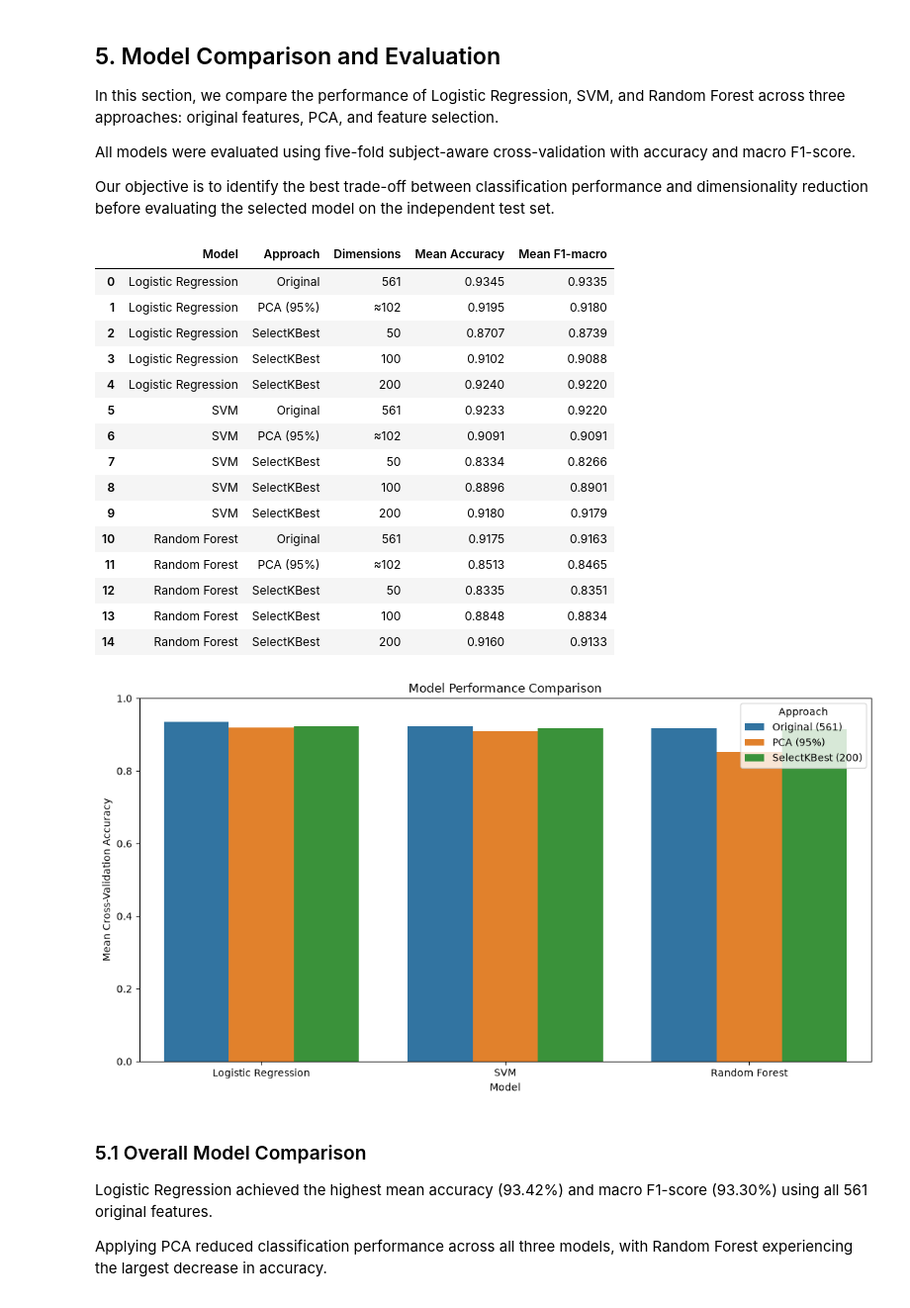
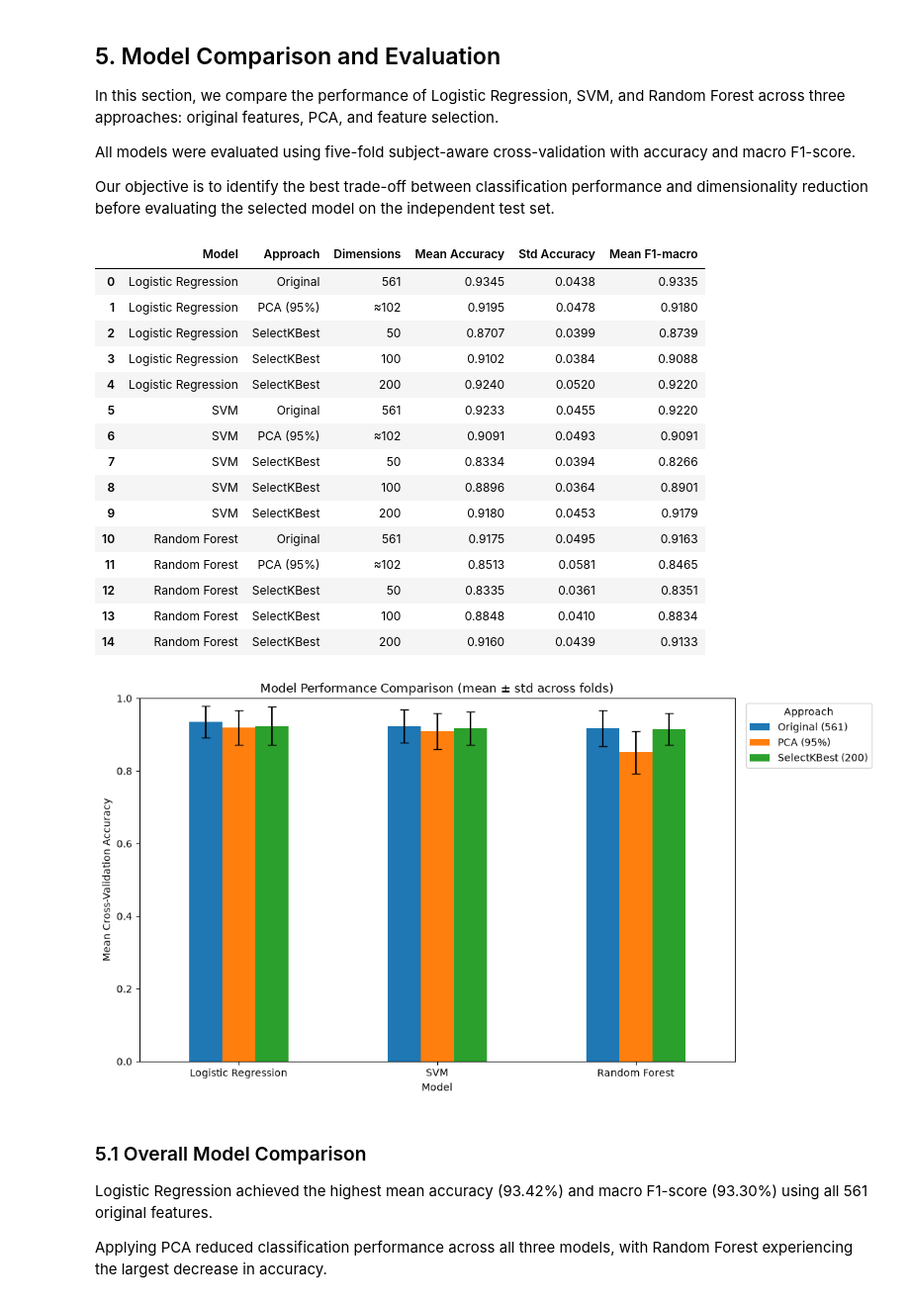
Before and after one commit to PrincesseVoiture/Hands-on-ML, a Jupyter notebook: HAR.ipynb, the cells around one changed output. Shown at 99% size. Drawn from its saved outputs; the diff is of its cells as text; code cells hidden in the pictures.

```diff
--- a/HAR.ipynb
+++ b/HAR.ipynb
@@ -699,6 +707,7 @@ for k in feature_counts:
     lr_fs_results.append({
         "Features": k,
         "Mean Accuracy": scores["test_accuracy"].mean(),
+        "Std Accuracy": scores["test_accuracy"].std(ddof=1),
         "Mean F1-macro": scores["test_f1_macro"].mean()
     })
 
@@ -755,7 +764,7 @@ for k in [50, 100, 200]:
     svm_fs_results.append({
         "Features": k,
         "Mean Accuracy": scores["test_accuracy"].mean(),
-        "Std Accuracy": scores["test_accuracy"].std(),
+        "Std Accuracy": scores["test_accuracy"].std(ddof=1),
         "Mean F1-macro": scores["test_f1_macro"].mean()
     })
 
@@ -812,7 +821,7 @@ for k in [50, 100, 200]:
     rf_fs_results.append({
         "Features": k,
         "Mean Accuracy": scores["test_accuracy"].mean(),
-        "Std Accuracy": scores["test_accuracy"].std(),
+        "Std Accuracy": scores["test_accuracy"].std(ddof=1),
         "Mean F1-macro": scores["test_f1_macro"].mean()
     })
 
@@ -863,6 +872,7 @@ for model, (baseline, pca, fs) in model_results.items():
             "Approach": approach,
             "Dimensions": dimensions,
             "Mean Accuracy": scores["test_accuracy"].mean(),
+            "Std Accuracy": scores["test_accuracy"].std(ddof=1),
             "Mean F1-macro": scores["test_f1_macro"].mean()
         })
 
@@ -873,6 +883,7 @@ for model, (baseline, pca, fs) in model_results.items():
             "Approach": "SelectKBest",
             "Dimensions": int(row["Features"]),
             "Mean Accuracy": row["Mean Accuracy"],
+            "Std Accuracy": row["Std Accuracy"],
             "Mean F1-macro": row["Mean F1-macro"]
         })
 
@@ -880,55 +891,54 @@ comparison_df = pd.DataFrame(results)
 
 display(comparison_df.round(4))
 # %% [output]
-|  | Model | Approach | Dimensions | Mean Accuracy | Mean F1-macro |
-| 0 | Logistic Regression | Original | 561 | 0.9345 | 0.9335 |
-| 1 | Logistic Regression | PCA (95%) | ≈102 | 0.9195 | 0.9180 |
-| 2 | Logistic Regression | SelectKBest | 50 | 0.8707 | 0.8739 |
-| 3 | Logistic Regression | SelectKBest | 100 | 0.9102 | 0.9088 |
-| 4 | Logistic Regression | SelectKBest | 200 | 0.9240 | 0.9220 |
-| 5 | SVM | Original | 561 | 0.9233 | 0.9220 |
-| 6 | SVM | PCA (95%) | ≈102 | 0.9091 | 0.9091 |
-| 7 | SVM | SelectKBest | 50 | 0.8334 | 0.8266 |
-| 8 | SVM | SelectKBest | 100 | 0.8896 | 0.8901 |
-| 9 | SVM | SelectKBest | 200 | 0.9180 | 0.9179 |
-| 10 | Random Forest | Original | 561 | 0.9175 | 0.9163 |
-| 11 | Random Forest | PCA (95%) | ≈102 | 0.8513 | 0.8465 |
-| 12 | Random Forest | SelectKBest | 50 | 0.8335 | 0.8351 |
-| 13 | Random Forest | SelectKBest | 100 | 0.8848 | 0.8834 |
-| 14 | Random Forest | SelectKBest | 200 | 0.9160 | 0.9133 |
+|  | Model | Approach | Dimensions | Mean Accuracy | Std Accuracy | Mean F1-macro |
+| 0 | Logistic Regression | Original | 561 | 0.9345 | 0.0438 | 0.9335 |
+| 1 | Logistic Regression | PCA (95%) | ≈102 | 0.9195 | 0.0478 | 0.9180 |
+| 2 | Logistic Regression | SelectKBest | 50 | 0.8707 | 0.0399 | 0.8739 |
+| 3 | Logistic Regression | SelectKBest | 100 | 0.9102 | 0.0384 | 0.9088 |
+| 4 | Logistic Regression | SelectKBest | 200 | 0.9240 | 0.0520 | 0.9220 |
+| 5 | SVM | Original | 561 | 0.9233 | 0.0455 | 0.9220 |
+| 6 | SVM | PCA (95%) | ≈102 | 0.9091 | 0.0493 | 0.9091 |
+| 7 | SVM | SelectKBest | 50 | 0.8334 | 0.0394 | 0.8266 |
+| 8 | SVM | SelectKBest | 100 | 0.8896 | 0.0364 | 0.8901 |
+| 9 | SVM | SelectKBest | 200 | 0.9180 | 0.0453 | 0.9179 |
+| 10 | Random Forest | Original | 561 | 0.9175 | 0.0495 | 0.9163 |
+| 11 | Random Forest | PCA (95%) | ≈102 | 0.8513 | 0.0581 | 0.8465 |
+| 12 | Random Forest | SelectKBest | 50 | 0.8335 | 0.0361 | 0.8351 |
+| 13 | Random Forest | SelectKBest | 100 | 0.8848 | 0.0410 | 0.8834 |
+| 14 | Random Forest | SelectKBest | 200 | 0.9160 | 0.0439 | 0.9133 |
 # %%
 # Compare the main approaches
 plot_df = comparison_df[
     (comparison_df["Approach"].isin(["Original", "PCA (95%)"])) |
     (
         (comparison_df["Approach"] == "SelectKBest") &
         (comparison_df["Dimensions"] == 200)
     )
 ].copy()
 
 plot_df["Approach"] = plot_df["Approach"].replace({
     "Original": "Original (561)",
     "SelectKBest": "SelectKBest (200)"
 })
 
-plt.figure(figsize=(11, 6))
+# One group of bars per model, in the order of the table
+models = plot_df["Model"].unique()
+means = plot_df.pivot(index="Model", columns="Approach", values="Mean Accuracy").loc[models]
+stds = plot_df.pivot(index="Model", columns="Approach", values="Std Accuracy").loc[models]
 
-sns.barplot(
-    data=plot_df,
-    x="Model",
-    y="Mean Accuracy",
-    hue="Approach"
-)
+# Error bars show the standard deviation across the five folds
+ax = means.plot.bar(yerr=stds, capsize=4, rot=0, figsize=(11, 6))
 
-plt.title("Model Performance Comparison")
-plt.ylabel("Mean Cross-Validation Accuracy")
-plt.xlabel("Model")
-plt.ylim(0, 1)
-plt.legend(title="Approach")
+ax.set_title("Model Performance Comparison (mean ± std across folds)")
+ax.set_ylabel("Mean Cross-Validation Accuracy")
+ax.set_xlabel("Model")
+ax.set_ylim(0, 1)
+ax.legend(title="Approach", bbox_to_anchor=(1.01, 1), loc="upper left")
 plt.tight_layout()
 plt.show()
 # %% [output]
-[figure, old version]
+[figure, new version]
 # %% [markdown]
 ### 5.1 Overall Model Comparison
 
```
Also changed, not shown: parts of 12 cells of this notebook, 1 other file.
